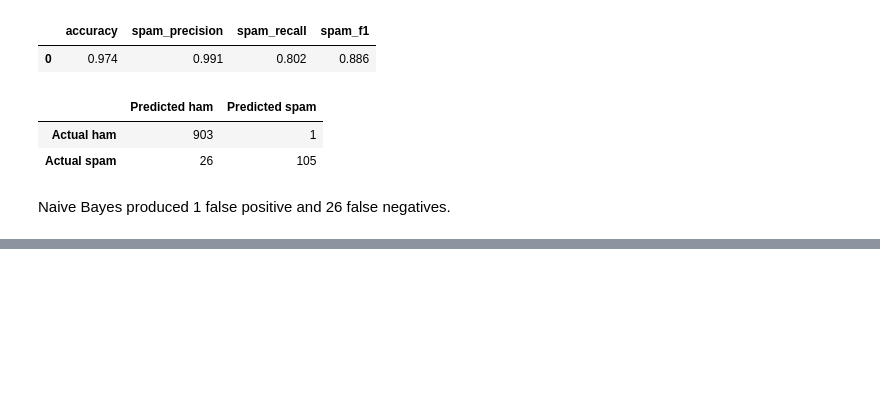
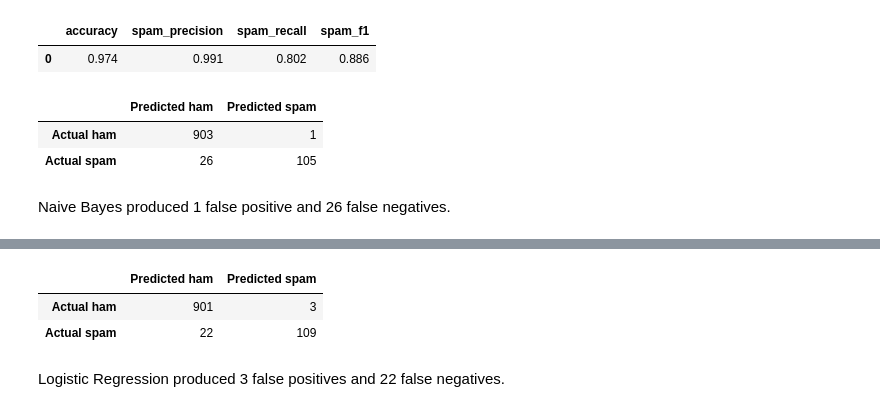
Before and after one commit to fajluna/sms-spam-detection, a Jupyter notebook: notebooks/sms_spam.ipynb, the cells around one changed output, grey strips where cells are left out. Saved outputs shown, nothing was run; the diff lists cells and outputs as text; code cells hidden in the pictures; blank space fills up the shorter version.

```diff
--- a/notebooks/sms_spam.ipynb
+++ b/notebooks/sms_spam.ipynb
@@ -353,0 +375,13 @@ Naive Bayes produced 1 false positive and 26 false negatives.
+# %%
+lr_confusion = pd.DataFrame(
+    confusion_matrix(y_test, lr_predictions, labels=["ham", "spam"]),
+    index=["Actual ham", "Actual spam"],
+    columns=["Predicted ham", "Predicted spam"],
+)
+lr_confusion
+# %% [output]
+|  | Predicted ham | Predicted spam |
+| Actual ham | 901 | 3 |
+| Actual spam | 22 | 109 |
+# %% [markdown]
+Logistic Regression produced 3 false positives and 22 false negatives.
```
Also changed, not shown: parts of 4 cells of this notebook.
